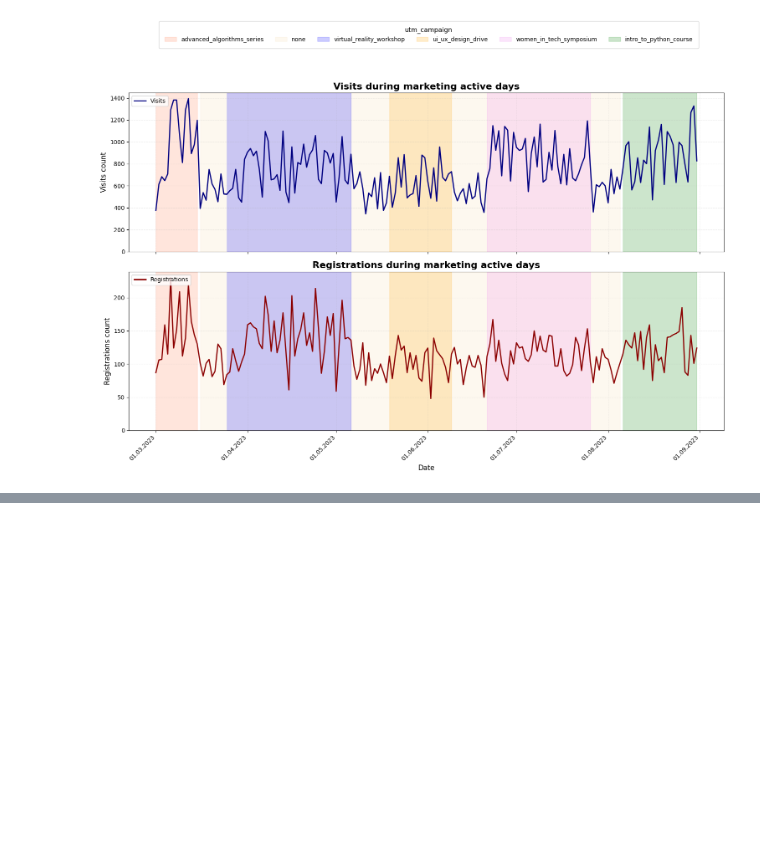
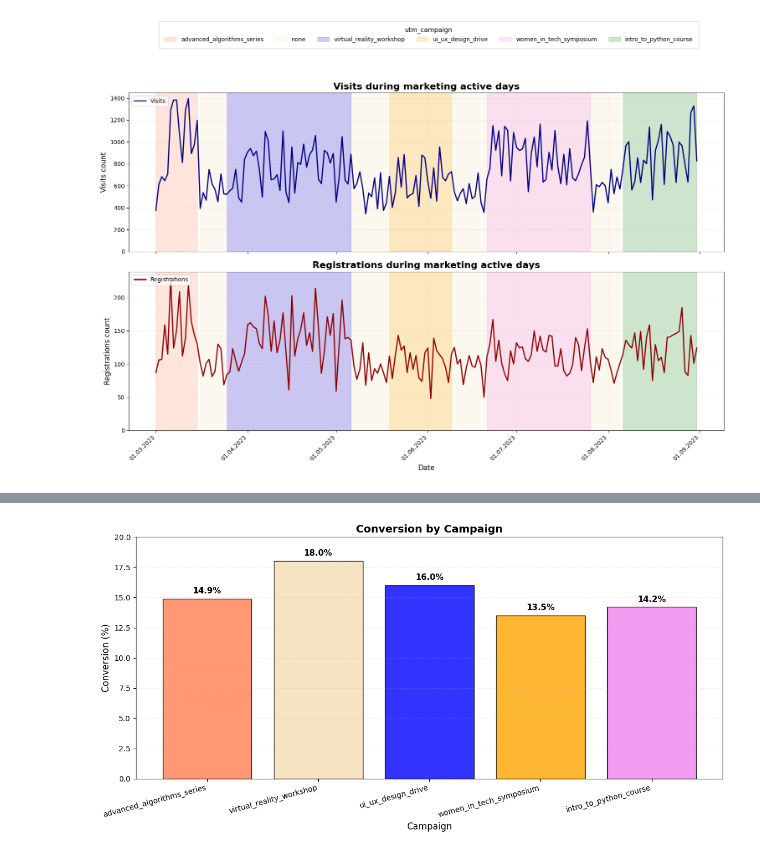
Before and after one commit to violetta-rybakova/data-analytics-project-100, a Jupyter notebook: charts_project.ipynb, the cells around one changed output, grey strips where cells are left out. Saved outputs shown, nothing was run; the diff lists cells and outputs as text; code cells hidden in the pictures; blank space fills up the shorter version.

```diff
--- a/charts_project.ipynb
+++ b/charts_project.ipynb
@@ -600,0 +603,12 @@ plt.show()
+# %%
+campaign_conversion = ads_conversion_df[ads_conversion_df['utm_campaign'] != 'none'].copy()
+campaign_stats = campaign_conversion.groupby('utm_campaign').agg({
+    'visits': 'sum',
+    'registrations': 'sum'
+}).reset_index()
+campaign_stats['conversion'] = (campaign_stats['registrations'] / campaign_stats['visits'] * 100).round(1)
+start_dates = campaign_conversion.groupby('utm_campaign')['date_group'].min().reset_index()
+start_dates.columns = ['utm_campaign', 'start']
+campaign_stats = campaign_stats.merge(start_dates, on='utm_campaign')
+campaign_stats = campaign_stats.sort_values('start')
+campaign_stats[['utm_campaign', 'visits', 'registrations', 'conversion']].head()
@@ -600,0 +622,30 @@ plt.show()
+# %%
+fig, ax = plt.subplots(figsize=(12, 6))
+
+colors = ['coral', 'wheat', 'blue', 'orange', 'violet']
+campaign_stats['color'] = colors[:len(campaign_stats)]
+
+bars = ax.bar(
+    campaign_stats['utm_campaign'],
+    campaign_stats['conversion'],
+    color=campaign_stats['color'],
+    alpha=0.8,
+    edgecolor='black',
+    linewidth=1
+)
+
+for bar, val in zip(bars, campaign_stats['conversion']):
+    ax.text(bar.get_x() + bar.get_width()/2., bar.get_height() + 0.3,
+            f'{val}%', ha='center', va='bottom', fontsize=11, fontweight='bold')
+
+ax.set_ylim(0, 20)
+ax.set_ylabel('Conversion (%)', fontsize=12)
+ax.set_xlabel('Campaign', fontsize=12)
+ax.set_title('Conversion by Campaign', fontsize=14, fontweight='bold')
+ax.grid(axis='y', alpha=0.2, linestyle='--')
+plt.xticks(rotation=15, ha='right')
+plt.tight_layout()
+plt.savefig('./charts/conversion_by_campaign.png')
+plt.show()
+# %% [output]
+[figure, added]
```
Also changed, not shown: parts of 3 cells of this notebook, 1 other file.
